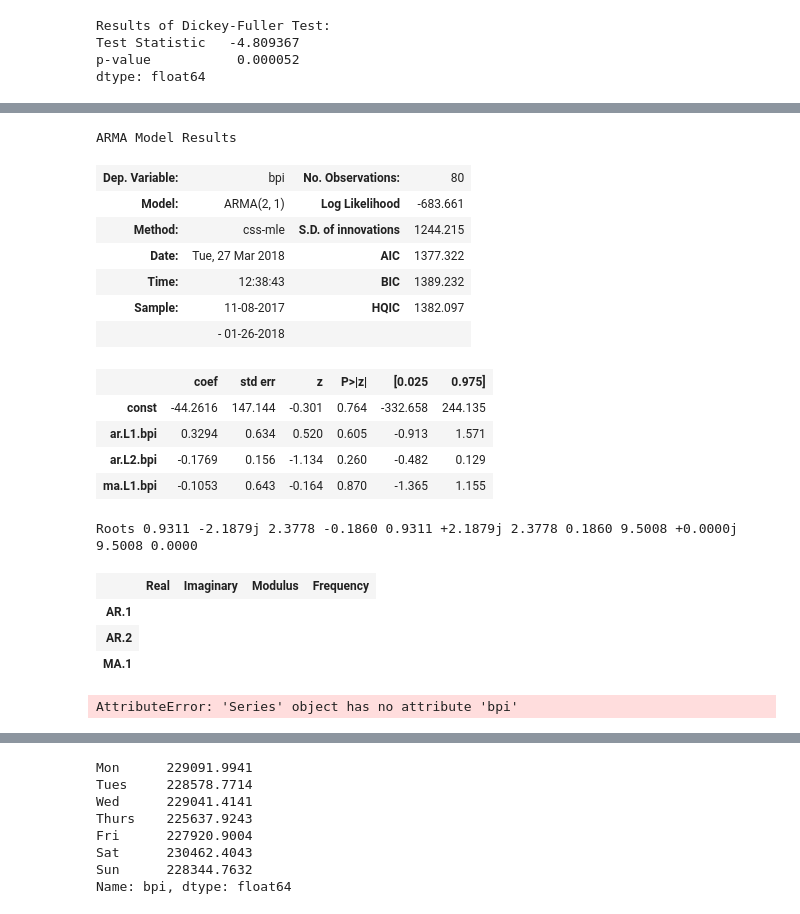
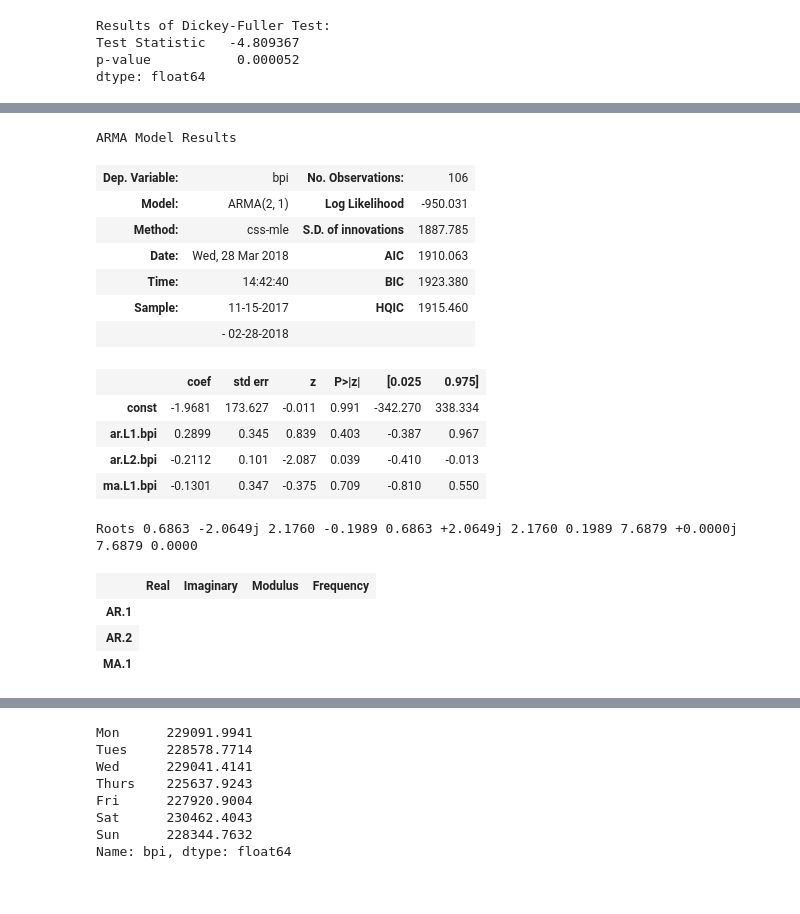
Before and after one commit to Mikhail-Naumov/Another_Bitcoin_Predictor, a Jupyter notebook: BitCoin.ipynb, the cells around one changed output, grey strips where cells are left out. Drawn from its saved outputs; the diff is of its cells as text; code cells hidden in the pictures.

```diff
--- a/BitCoin.ipynb
+++ b/BitCoin.ipynb
@@ -271,5 +314,5 @@ bit.head()
 # %%
 #remember we are paying attention to when bitcoin was relivant, 'more_rel' is a numpy array
-rel = bit[bit.index>'2017-10-25']
+#more_rel = bit[bit.index>='2017-10-25']
 # %%
 #let us check and see how stationary the data is, so we can gather what we can from it
@@ -320,38 +390,29 @@ dtype: float64
 # %%
-rr = rel['bpi'].diff(1).diff(12).dropna()
+rr = rel['bpi'].diff(1).diff(7).diff(12).dropna()
 # %%
 from statsmodels.tsa.arima_model import ARIMA, ARMA
 
-train_2 =  rr.head(80)
+train_2 =  rr.head(len(rr)-21)
 test_2 = rr.tail(21)
 
 model = ARMA(train_2, (2,1)).fit()
 model.summary()
 # %% [output]
 ARMA Model Results
-| Dep. Variable: | bpi | No. Observations: | 80 |
-| Model: | ARMA(2, 1) | Log Likelihood | -683.661 |
-| Method: | css-mle | S.D. of innovations | 1244.215 |
-| Date: | Tue, 27 Mar 2018 | AIC | 1377.322 |
-| Time: | 12:38:43 | BIC | 1389.232 |
-| Sample: | 11-08-2017 | HQIC | 1382.097 |
-|  | - 01-26-2018 |  |  |
+| Dep. Variable: | bpi | No. Observations: | 106 |
+| Model: | ARMA(2, 1) | Log Likelihood | -950.031 |
+| Method: | css-mle | S.D. of innovations | 1887.785 |
+| Date: | Wed, 28 Mar 2018 | AIC | 1910.063 |
+| Time: | 14:42:40 | BIC | 1923.380 |
+| Sample: | 11-15-2017 | HQIC | 1915.460 |
+|  | - 02-28-2018 |  |  |
 |  | coef | std err | z | P>|z| | [0.025 | 0.975] |
-| const | -44.2616 | 147.144 | -0.301 | 0.764 | -332.658 | 244.135 |
-| ar.L1.bpi | 0.3294 | 0.634 | 0.520 | 0.605 | -0.913 | 1.571 |
-| ar.L2.bpi | -0.1769 | 0.156 | -1.134 | 0.260 | -0.482 | 0.129 |
-| ma.L1.bpi | -0.1053 | 0.643 | -0.164 | 0.870 | -1.365 | 1.155 |
+| const | -1.9681 | 173.627 | -0.011 | 0.991 | -342.270 | 338.334 |
+| ar.L1.bpi | 0.2899 | 0.345 | 0.839 | 0.403 | -0.387 | 0.967 |
+| ar.L2.bpi | -0.2112 | 0.101 | -2.087 | 0.039 | -0.410 | -0.013 |
+| ma.L1.bpi | -0.1301 | 0.347 | -0.375 | 0.709 | -0.810 | 0.550 |
-Roots 0.9311 -2.1879j 2.3778 -0.1860 0.9311 +2.1879j 2.3778 0.1860 9.5008 +0.0000j 9.5008 0.0000
+Roots 0.6863 -2.0649j 2.1760 -0.1989 0.6863 +2.0649j 2.1760 0.1989 7.6879 +0.0000j 7.6879 0.0000
 |  | Real | Imaginary | Modulus | Frequency |
 | AR.1 |
 | AR.2 |
 | MA.1 |
-# %%
-#based on indices of training data
-start = len(train) - 1
-end = start + len(test) - 1 #past end of training data
-
-predictions_oos = model.predict(start,end)
-truth = test.bpi
-# %% [output]
-AttributeError: 'Series' object has no attribute 'bpi'
```
Also changed, not shown: parts of 47 cells of this notebook.
